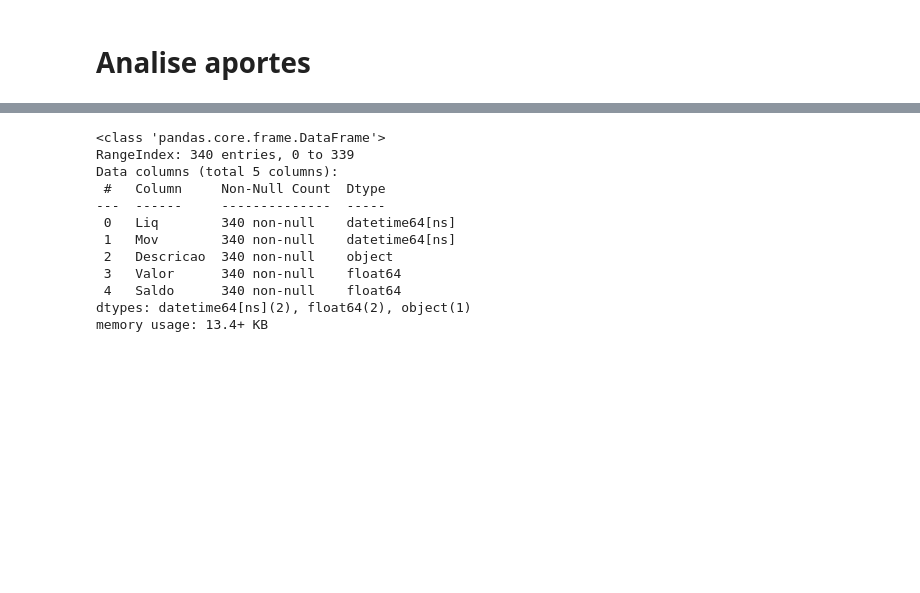
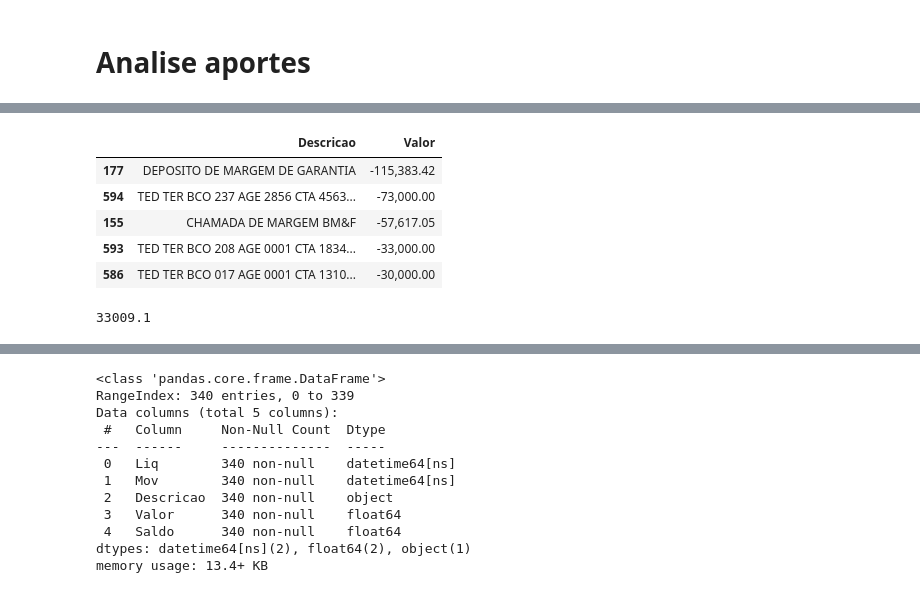
Before and after one commit to gabrielmlg/finance-app, a Jupyter notebook: notebooks/sandbox.ipynb, the cells around one changed output, grey strips where cells are left out. Saved outputs shown, nothing was run; the diff lists cells and outputs as text; code cells hidden in the pictures; blank space fills up the shorter version.

```diff
--- a/notebooks/sandbox.ipynb
+++ b/notebooks/sandbox.ipynb
@@ -467,3 +471,34 @@ display()
+# %%
+extract.groupby('Descricao').agg({'Valor': 'sum'}).reset_index().sort_values(by='Valor').head()
+# %% [output]
+|  | Descricao | Valor |
+| 177 | DEPOSITO DE MARGEM DE GARANTIA | -115,383.42 |
+| 594 | TED TER BCO 237 AGE 2856 CTA 4563... | -73,000.00 |
+| 155 | CHAMADA DE MARGEM BM&F | -57,617.05 |
+| 593 | TED TER BCO 208 AGE 0001 CTA 1834... | -33,000.00 |
+| 586 | TED TER BCO 017 AGE 0001 CTA 1310... | -30,000.00 |
+# %%
+fis_ultima_posicao = fis.groupby(['Nome']).agg({'Data': 'max'}).reset_index()\
+                            .merge(fis,
+                                    how='inner',
+                                    left_on=['Nome', 'Data'],
+                                    right_on=['Nome', 'Data']).reset_index()
+
+
+df_rendimento = fis_ultima_posicao[['Nome',
+                                    'Valor Bruto']].merge(extrato_fi,
+                                        how='outer',
+                                        left_on='Nome',
+                                        right_on='Nome').reset_index()
+
+df_rendimento['rendimento'] = np.where(df_rendimento['Vlr Resgate'] > 0,
+                                        df_rendimento['Vlr Resgate'],
+                                        df_rendimento['Valor Bruto']) - df_rendimento['Vlr Aporte']
+
+
+df_rendimento['rendimento'].sum()
+# %% [output]
+33009.1
 # %%
 df_fi_stock, df_fi_draw = get_fi_extract(extract)
 
```
Also changed, not shown: parts of 13 cells of this notebook, 6 other files.
